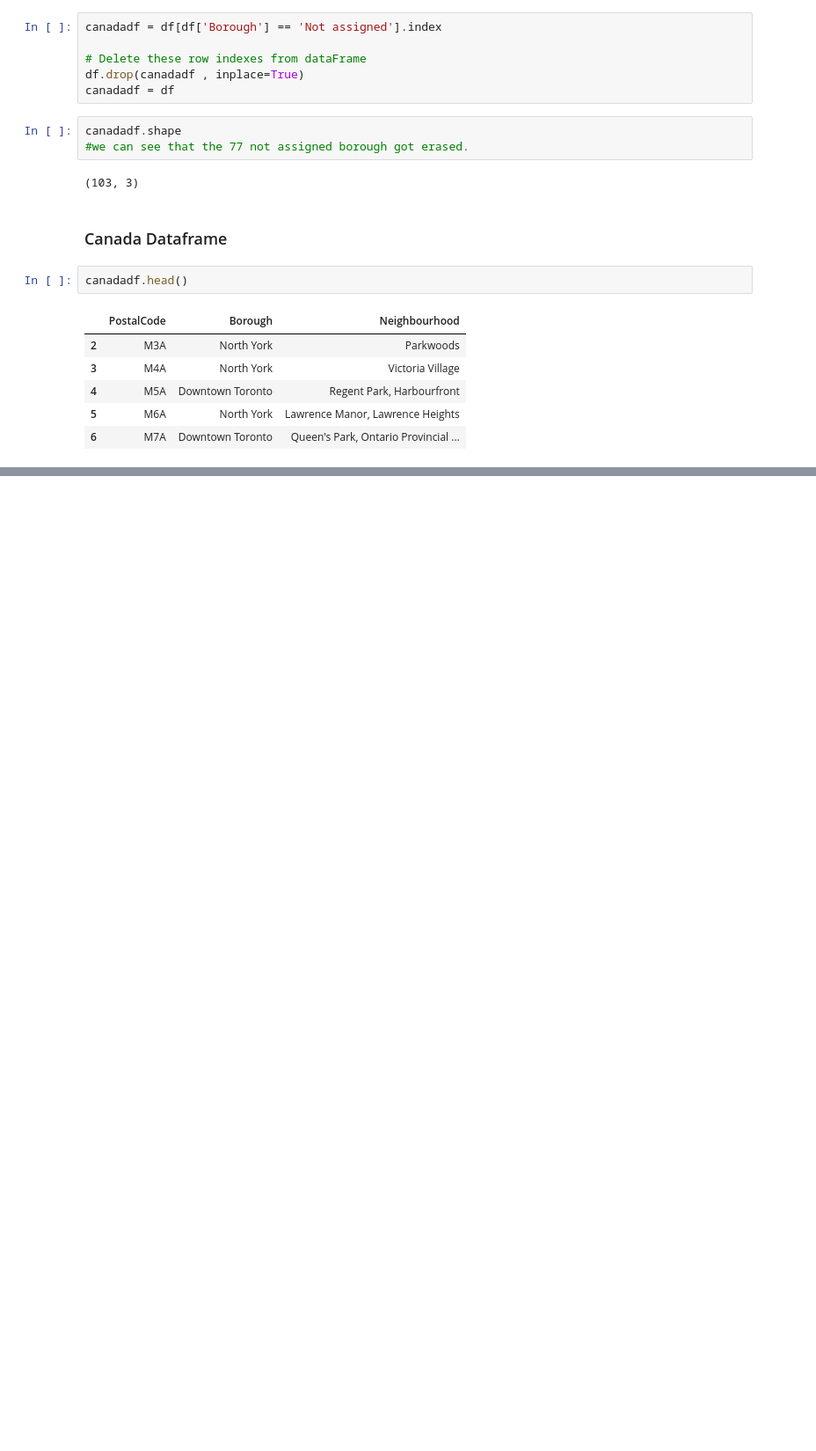
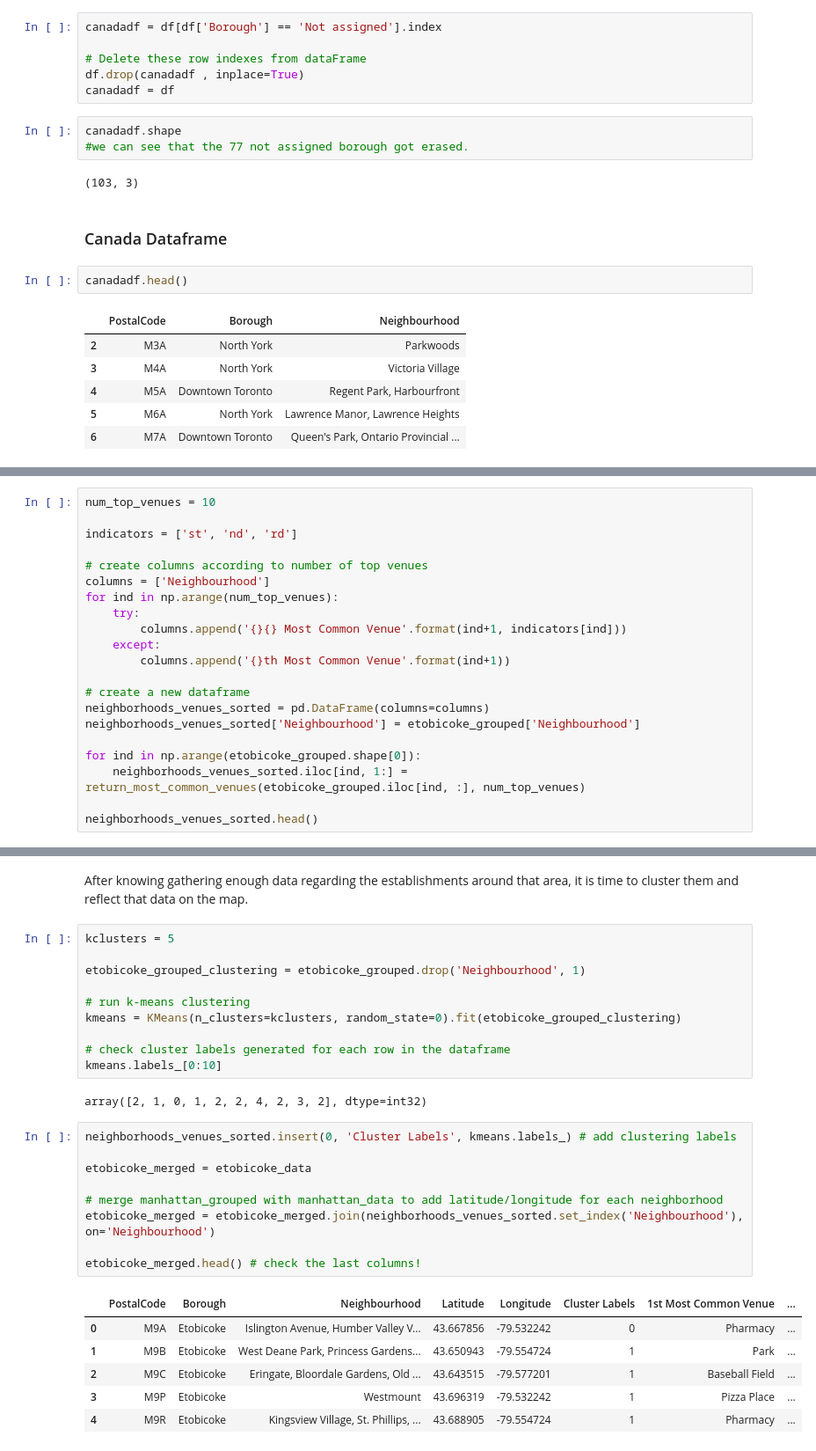
Before and after one commit to AymanAmerK/Coursera_Capstone, a Jupyter notebook: CanadaTable.ipynb, the cells around one changed output, grey strips where cells are left out. Shown at 88% size. Saved outputs shown, nothing was run; the diff lists cells and outputs as text; blank space fills up the shorter version.

```diff
--- a/CanadaTable.ipynb
+++ b/CanadaTable.ipynb
@@ -102,0 +457,21 @@ canadadf.head()
+# %%
+num_top_venues = 10
+
+indicators = ['st', 'nd', 'rd']
+
+# create columns according to number of top venues
+columns = ['Neighbourhood']
+for ind in np.arange(num_top_venues):
+    try:
+        columns.append('{}{} Most Common Venue'.format(ind+1, indicators[ind]))
+    except:
+        columns.append('{}th Most Common Venue'.format(ind+1))
+
+# create a new dataframe
+neighborhoods_venues_sorted = pd.DataFrame(columns=columns)
+neighborhoods_venues_sorted['Neighbourhood'] = etobicoke_grouped['Neighbourhood']
+
+for ind in np.arange(etobicoke_grouped.shape[0]):
+    neighborhoods_venues_sorted.iloc[ind, 1:] = return_most_common_venues(etobicoke_grouped.iloc[ind, :], num_top_venues)
+
+neighborhoods_venues_sorted.head()
@@ -102,0 +485,30 @@ canadadf.head()
+# %% [markdown]
+After knowing gathering enough data regarding the establishments around that area, it is time to cluster them and reflect that data on the map.
+# %%
+kclusters = 5
+
+etobicoke_grouped_clustering = etobicoke_grouped.drop('Neighbourhood', 1)
+
+# run k-means clustering
+kmeans = KMeans(n_clusters=kclusters, random_state=0).fit(etobicoke_grouped_clustering)
+
+# check cluster labels generated for each row in the dataframe
+kmeans.labels_[0:10]
+# %% [output]
+array([2, 1, 0, 1, 2, 2, 4, 2, 3, 2], dtype=int32)
+# %%
+neighborhoods_venues_sorted.insert(0, 'Cluster Labels', kmeans.labels_) # add clustering labels
+
+etobicoke_merged = etobicoke_data
+
+# merge manhattan_grouped with manhattan_data to add latitude/longitude for each neighborhood
+etobicoke_merged = etobicoke_merged.join(neighborhoods_venues_sorted.set_index('Neighbourhood'), on='Neighbourhood')
+
+etobicoke_merged.head() # check the last columns!
+# %% [output]
+|  | PostalCode | Borough | Neighbourhood | Latitude | Longitude | Cluster Labels | 1st Most Common Venue | ... |
+| 0 | M9A | Etobicoke | Islington Avenue, Humber Valley V... | 43.667856 | -79.532242 | 0 | Pharmacy | ... |
+| 1 | M9B | Etobicoke | West Deane Park, Princess Gardens... | 43.650943 | -79.554724 | 1 | Park | ... |
+| 2 | M9C | Etobicoke | Eringate, Bloordale Gardens, Old ... | 43.643515 | -79.577201 | 1 | Baseball Field | ... |
+| 3 | M9P | Etobicoke | Westmount | 43.696319 | -79.532242 | 1 | Pizza Place | ... |
+| 4 | M9R | Etobicoke | Kingsview Village, St. Phillips, ... | 43.688905 | -79.554724 | 1 | Pharmacy | ... |
```
Also changed, not shown: parts of 44 cells of this notebook.
